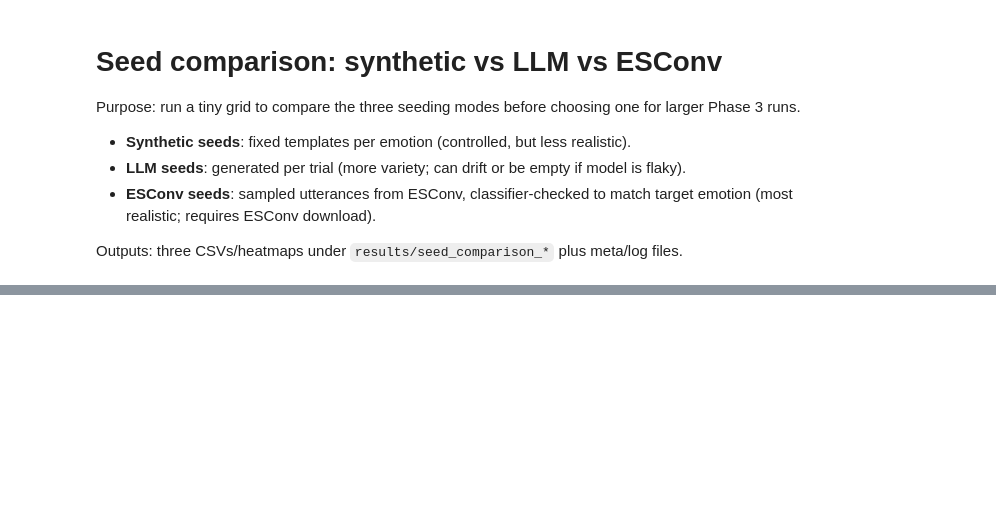
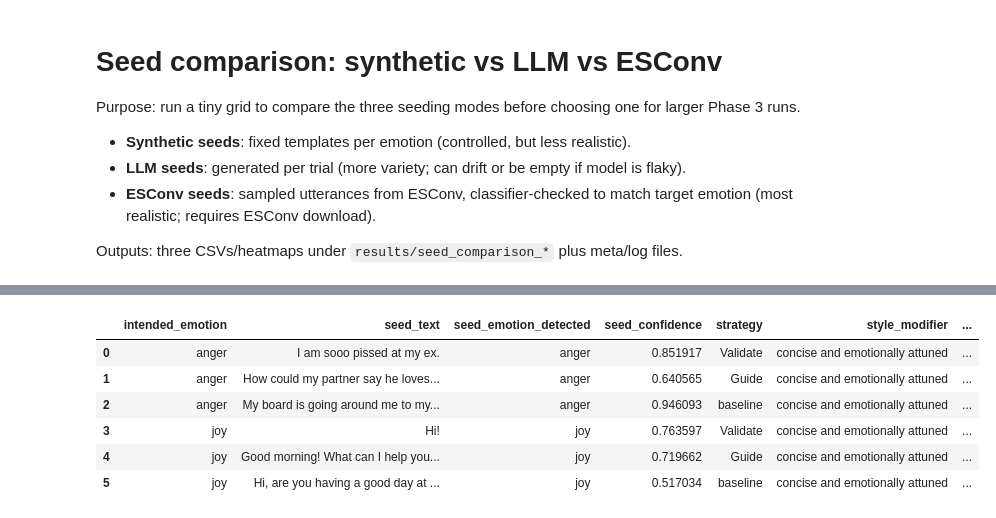
Before and after one commit to Javin-Mendiratta/Dynamic-Conversation, a Jupyter notebook: notebooks/seed_comparison_single_turn.ipynb, the cells around one changed output, grey strips where cells are left out. Saved outputs shown, nothing was run; the diff lists cells and outputs as text; code cells hidden in the pictures; blank space fills up the shorter version.

```diff
--- a/notebooks/seed_comparison_single_turn.ipynb
+++ b/notebooks/seed_comparison_single_turn.ipynb
@@ -84,0 +166,10 @@ df_syn, df_llm, df_esconv
+# %%
+df_esconv
+# %% [output]
+|  | intended_emotion | seed_text | seed_emotion_detected | seed_confidence | strategy | style_modifier | ... |
+| 0 | anger | I am sooo pissed at my ex. | anger | 0.851917 | Validate | concise and emotionally attuned | ... |
+| 1 | anger | How could my partner say he loves... | anger | 0.640565 | Guide | concise and emotionally attuned | ... |
+| 2 | anger | My board is going around me to my... | anger | 0.946093 | baseline | concise and emotionally attuned | ... |
+| 3 | joy | Hi! | joy | 0.763597 | Validate | concise and emotionally attuned | ... |
+| 4 | joy | Good morning! What can I help you... | joy | 0.719662 | Guide | concise and emotionally attuned | ... |
+| 5 | joy | Hi, are you having a good day at ... | joy | 0.517034 | baseline | concise and emotionally attuned | ... |
```
Also changed, not shown: parts of 5 cells of this notebook.
